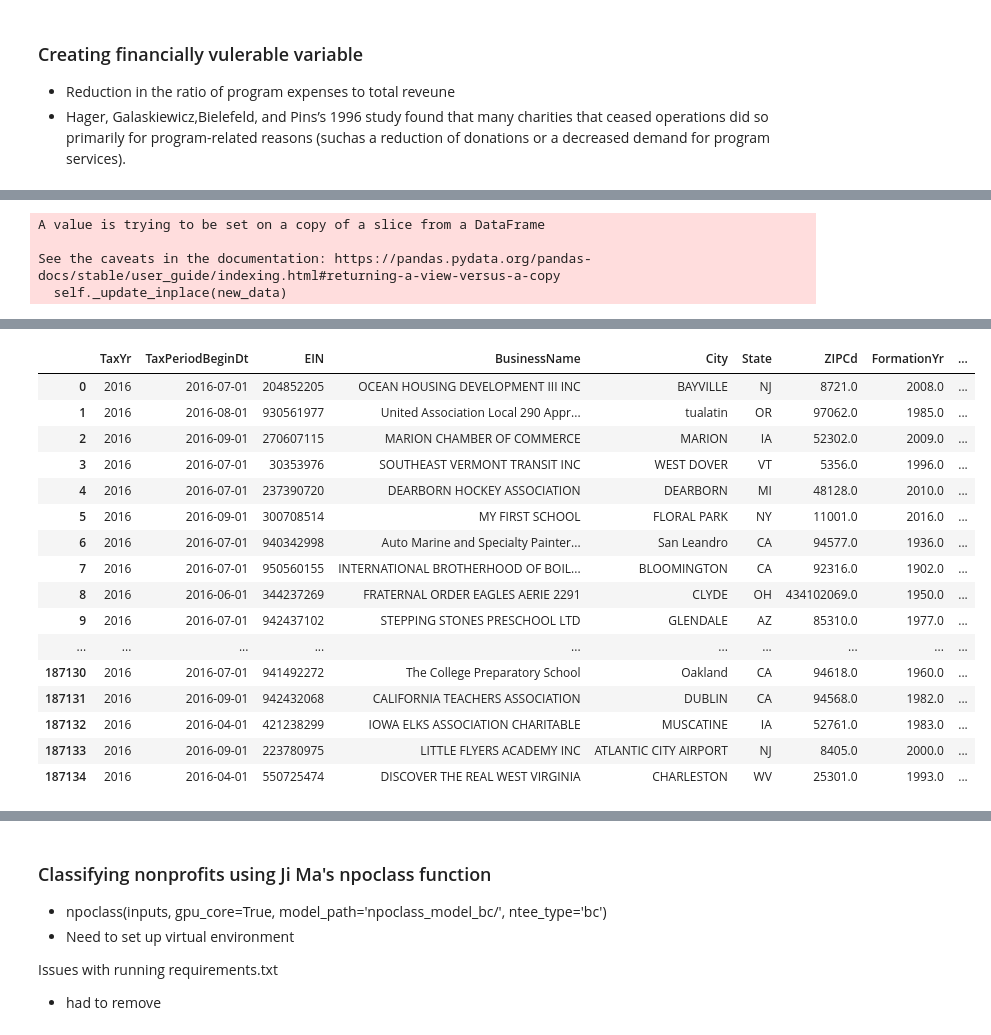
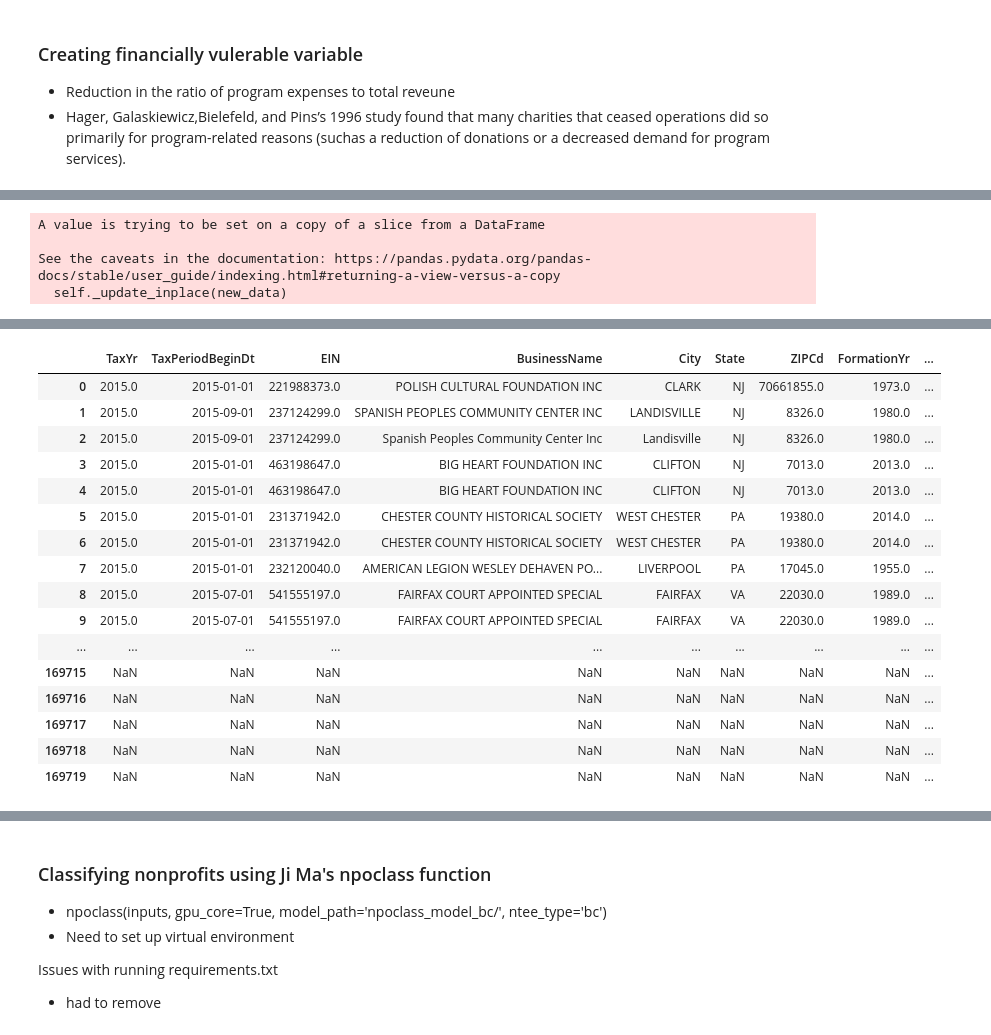
Before and after one commit to ethantenison/Impact_Capital, a Jupyter notebook: notebooks/990master.ipynb, the cells around one changed output, grey strips where cells are left out. Drawn from its saved outputs; the diff is of its cells as text; code cells hidden in the pictures.

Commit message:
adding BERT classifications

```diff
--- a/notebooks/990master.ipynb
+++ b/notebooks/990master.ipynb
@@ -371,10 +373,12 @@ df.to_csv("C:/Users/Administrator/Desktop/Impact_Capital/data/objects/2018_objec
 pd.options.display.max_columns = None
 pd.set_option('display.max_rows', 1000)
 pd.set_option('display.min_rows', 200)
+df2016 = pd.read_csv("C:/Users/tenis/OneDrive/Desktop/Data_Projects/Impact_Capital/data/interim/2016_objects.csv")
 df2017 = pd.read_csv("C:/Users/tenis/OneDrive/Desktop/Data_Projects/Impact_Capital/data/interim/2017_objects.csv")
 df = pd.read_csv("C:/Users/tenis/OneDrive/Desktop/Data_Projects/Impact_Capital/data/interim/form_990_objects_2018_2020.csv")
 
 df = df.append(df2017, ignore_index = True)
+df = df.append(df2016, ignore_index = True)
 
 #Fixing Types of Orgs
 df.loc[df['TypeOfOrganizationCorpInd'] != "X", 'TypeOfOrganizationCorpInd'] = 0
@@ -513,0 +500,8 @@ df['Ratio_ProgramExp_Rev'] = df['TotalFunctionExpenses_ProgramServicesAmt']/df['
+# %%
+df['BusinessName'].fillna("none", inplace = True)
+df['ActivityOrMissionDesc'].fillna("none", inplace = True)
+df['name_mission'] = df['BusinessName'] + ". " + df['ActivityOrMissionDesc']
+df2015 = df[df['TaxYr'] == 2015]
+toBert = df2015[['EIN', 'BusinessName', 'name_mission']]
+toBert.to_csv("C:/Users/tenis/OneDrive/Desktop/Data_Projects/Impact_Capital/data/interim/forBERT.csv")
+df2015["FormationYr"].fillna(2014, inplace = True)
@@ -515,0 +536,5 @@ df['Ratio_ProgramExp_Rev'] = df['TotalFunctionExpenses_ProgramServicesAmt']/df['
+# %%
+BERT = pd.read_csv("C:/Users/tenis/OneDrive/Desktop/Data_Projects/Impact_Capital/data/raw/BERT_classifications2015.csv")
+df2015BERT = pd.concat([df2015.reset_index(drop=True), BERT], axis=1, ignore_index=False)
+print("Number of nonprofitsL: ", len(df2015BERT))
+df2015BERT
@@ -516,30 +561,41 @@ df['Ratio_ProgramExp_Rev'] = df['TotalFunctionExpenses_ProgramServicesAmt']/df['
 # %%
 df2016 = df[df['TaxYr'] == 2016]
-df2016["FormationYr"].fillna(2016, inplace = True)
+df2016["FormationYr"].fillna(2015, inplace = True)
 df2017 = df[df['TaxYr'] == 2017]
 df2018 = df[df['TaxYr'] == 2018]
+
+
+df2016 = df2016[['EIN', 'Ratio_ProgramExp_Rev']]
 df2017 = df2017[['EIN', 'Ratio_ProgramExp_Rev']]
 df2018 = df2018[['EIN', 'Ratio_ProgramExp_Rev']]
+
+df2016 = df2016.rename(columns={'Ratio_ProgramExp_Rev': 'Ratio_ProgramExp_Rev2016'})
 df2017 = df2017.rename(columns={'Ratio_ProgramExp_Rev': 'Ratio_ProgramExp_Rev2017'})
 df2018 = df2018.rename(columns={'Ratio_ProgramExp_Rev': 'Ratio_ProgramExp_Rev2018'})
-df2016 = df2016.merge(df2017, on='EIN')
-df2016 = df2016.merge(df2018, on='EIN')
+
+df2015BERT = df2015BERT.merge(df2016, on='EIN')
+df2015BERT = df2015BERT.merge(df2017, on='EIN')
+df2015BERT = df2015BERT.merge(df2018, on='EIN')
+print(len(df2015BERT))
 
 #Dropping nonprofits that don't appear in 2017 or2018 is not very many.
-df2016.dropna(subset = ["Ratio_ProgramExp_Rev2017"], inplace=True)
-df2016.dropna(subset = ["Ratio_ProgramExp_Rev2018"], inplace=True)
-df2016["Ratio_ProgramExp_Rev"].fillna(0, inplace = True)
-df2016["Ratio_Equity_Revenue"].fillna(0, inplace = True)
-df2016["Ratio_AdminExp_Exp"].fillna(0, inplace = True)
-df2016["Operating_Margin"].fillna(0, inplace = True)
-df2016["Revenue_Concentration"].fillna(0, inplace = True)
+df2015BERT.dropna(subset = ["Ratio_ProgramExp_Rev2016"], inplace=True)
+df2015BERT.dropna(subset = ["Ratio_ProgramExp_Rev2017"], inplace=True)
+df2015BERT.dropna(subset = ["Ratio_ProgramExp_Rev2018"], inplace=True)
+df2015BERT["Ratio_ProgramExp_Rev"].fillna(0, inplace = True)
+df2015BERT["Ratio_Equity_Revenue"].fillna(0, inplace = True)
+df2015BERT["Ratio_AdminExp_Exp"].fillna(0, inplace = True)
+df2015BERT["Operating_Margin"].fillna(0, inplace = True)
+df2015BERT["Revenue_Concentration"].fillna(0, inplace = True)
 
-df2016['vulnerable2017'] = np.where(df2016['Ratio_ProgramExp_Rev'] > df2016['Ratio_ProgramExp_Rev2017'], 1, 0)
-df2016['vulnerable2018'] = np.where(df2016['Ratio_ProgramExp_Rev'] > df2016['Ratio_ProgramExp_Rev2018'], 1, 0)
-df2016['vulnerable'] = np.where((df2016['vulnerable2017'] == 1) & (df2016['vulnerable2018'] == 1), 1, 0)
+df2015BERT['vulnerable2016'] = np.where(df2015BERT['Ratio_ProgramExp_Rev'] > df2015BERT['Ratio_ProgramExp_Rev2016'], 1, 0)
+df2015BERT['vulnerable2017'] = np.where(df2015BERT['Ratio_ProgramExp_Rev2016'] > df2015BERT['Ratio_ProgramExp_Rev2017'], 1, 0)
+df2015BERT['vulnerable2018'] = np.where(df2015BERT['Ratio_ProgramExp_Rev2017'] > df2015BERT['Ratio_ProgramExp_Rev2018'], 1, 0)
+df2015BERT['vulnerable'] = np.where((df2015BERT['vulnerable2016'] == 1) & (df2015BERT['vulnerable2017'] == 1) & (df2015BERT['vulnerable2018'] == 1), 1, 0)
 
-
-df2016
+NTEE_Code = pd.get_dummies(df2015BERT.recommended, prefix='NTEE_Code')
+df2015BERT = pd.concat([df2015BERT.reset_index(drop=True), NTEE_Code], axis=1, ignore_index=False)
+df2015BERT
 # %% [output]
 A value is trying to be set on a copy of a slice from a DataFrame
 
@@ -548,17 +605,17 @@ See the caveats in the documentation: https://pandas.pydata.org/pandas-docs/stab
 |  | TaxYr | TaxPeriodBeginDt | EIN | BusinessName | City | State | ZIPCd | FormationYr | ... |
-| 0 | 2016 | 2016-07-01 | 204852205 | OCEAN HOUSING DEVELOPMENT III INC | BAYVILLE | NJ | 8721.0 | 2008.0 | ... |
-| 1 | 2016 | 2016-08-01 | 930561977 | United Association Local 290 Appr... | tualatin | OR | 97062.0 | 1985.0 | ... |
-| 2 | 2016 | 2016-09-01 | 270607115 | MARION CHAMBER OF COMMERCE | MARION | IA | 52302.0 | 2009.0 | ... |
-| 3 | 2016 | 2016-07-01 | 30353976 | SOUTHEAST VERMONT TRANSIT INC | WEST DOVER | VT | 5356.0 | 1996.0 | ... |
-| 4 | 2016 | 2016-07-01 | 237390720 | DEARBORN HOCKEY ASSOCIATION | DEARBORN | MI | 48128.0 | 2010.0 | ... |
-| 5 | 2016 | 2016-09-01 | 300708514 | MY FIRST SCHOOL | FLORAL PARK | NY | 11001.0 | 2016.0 | ... |
-| 6 | 2016 | 2016-07-01 | 940342998 | Auto Marine and Specialty Painter... | San Leandro | CA | 94577.0 | 1936.0 | ... |
-| 7 | 2016 | 2016-07-01 | 950560155 | INTERNATIONAL BROTHERHOOD OF BOIL... | BLOOMINGTON | CA | 92316.0 | 1902.0 | ... |
-| 8 | 2016 | 2016-06-01 | 344237269 | FRATERNAL ORDER EAGLES AERIE 2291 | CLYDE | OH | 434102069.0 | 1950.0 | ... |
-| 9 | 2016 | 2016-07-01 | 942437102 | STEPPING STONES PRESCHOOL LTD | GLENDALE | AZ | 85310.0 | 1977.0 | ... |
+| 0 | 2015.0 | 2015-01-01 | 221988373.0 | POLISH CULTURAL FOUNDATION INC | CLARK | NJ | 70661855.0 | 1973.0 | ... |
+| 1 | 2015.0 | 2015-09-01 | 237124299.0 | SPANISH PEOPLES COMMUNITY CENTER INC | LANDISVILLE | NJ | 8326.0 | 1980.0 | ... |
+| 2 | 2015.0 | 2015-09-01 | 237124299.0 | Spanish Peoples Community Center Inc | Landisville | NJ | 8326.0 | 1980.0 | ... |
+| 3 | 2015.0 | 2015-01-01 | 463198647.0 | BIG HEART FOUNDATION INC | CLIFTON | NJ | 7013.0 | 2013.0 | ... |
+| 4 | 2015.0 | 2015-01-01 | 463198647.0 | BIG HEART FOUNDATION INC | CLIFTON | NJ | 7013.0 | 2013.0 | ... |
+| 5 | 2015.0 | 2015-01-01 | 231371942.0 | CHESTER COUNTY HISTORICAL SOCIETY | WEST CHESTER | PA | 19380.0 | 2014.0 | ... |
+| 6 | 2015.0 | 2015-01-01 | 231371942.0 | CHESTER COUNTY HISTORICAL SOCIETY | WEST CHESTER | PA | 19380.0 | 2014.0 | ... |
+| 7 | 2015.0 | 2015-01-01 | 232120040.0 | AMERICAN LEGION WESLEY DEHAVEN PO... | LIVERPOOL | PA | 17045.0 | 1955.0 | ... |
+| 8 | 2015.0 | 2015-07-01 | 541555197.0 | FAIRFAX COURT APPOINTED SPECIAL | FAIRFAX | VA | 22030.0 | 1989.0 | ... |
+| 9 | 2015.0 | 2015-07-01 | 541555197.0 | FAIRFAX COURT APPOINTED SPECIAL | FAIRFAX | VA | 22030.0 | 1989.0 | ... |
 | ... | ... | ... | ... | ... | ... | ... | ... | ... | ... |
-| 187130 | 2016 | 2016-07-01 | 941492272 | The College Preparatory School | Oakland | CA | 94618.0 | 1960.0 | ... |
-| 187131 | 2016 | 2016-09-01 | 942432068 | CALIFORNIA TEACHERS ASSOCIATION | DUBLIN | CA | 94568.0 | 1982.0 | ... |
-| 187132 | 2016 | 2016-04-01 | 421238299 | IOWA ELKS ASSOCIATION CHARITABLE | MUSCATINE | IA | 52761.0 | 1983.0 | ... |
-| 187133 | 2016 | 2016-09-01 | 223780975 | LITTLE FLYERS ACADEMY INC | ATLANTIC CITY AIRPORT | NJ | 8405.0 | 2000.0 | ... |
-| 187134 | 2016 | 2016-04-01 | 550725474 | DISCOVER THE REAL WEST VIRGINIA | CHARLESTON | WV | 25301.0 | 1993.0 | ... |
+| 169715 | NaN | NaN | NaN | NaN | NaN | NaN | NaN | NaN | ... |
+| 169716 | NaN | NaN | NaN | NaN | NaN | NaN | NaN | NaN | ... |
+| 169717 | NaN | NaN | NaN | NaN | NaN | NaN | NaN | NaN | ... |
+| 169718 | NaN | NaN | NaN | NaN | NaN | NaN | NaN | NaN | ... |
+| 169719 | NaN | NaN | NaN | NaN | NaN | NaN | NaN | NaN | ... |
```
Also changed, not shown: parts of 18 cells of this notebook, 1 other file.
